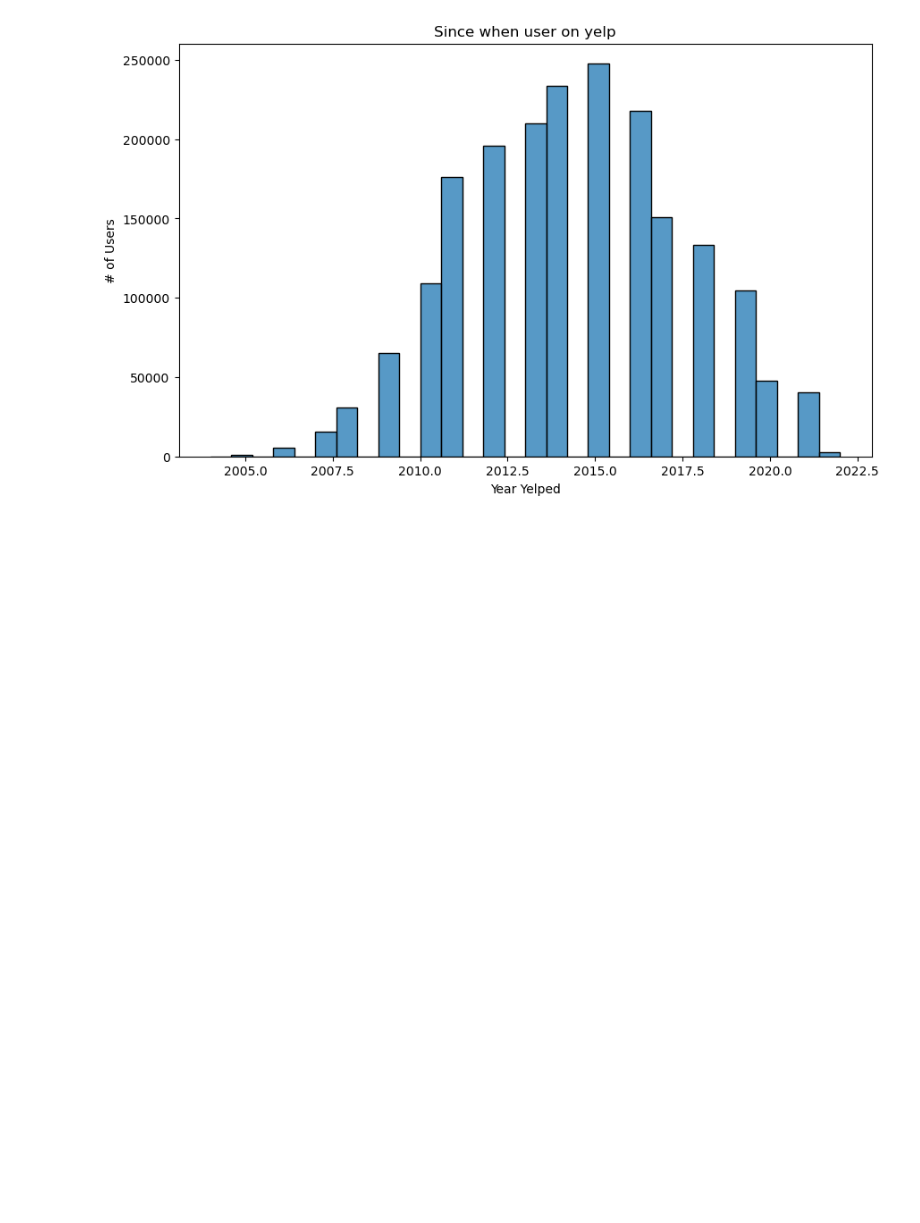
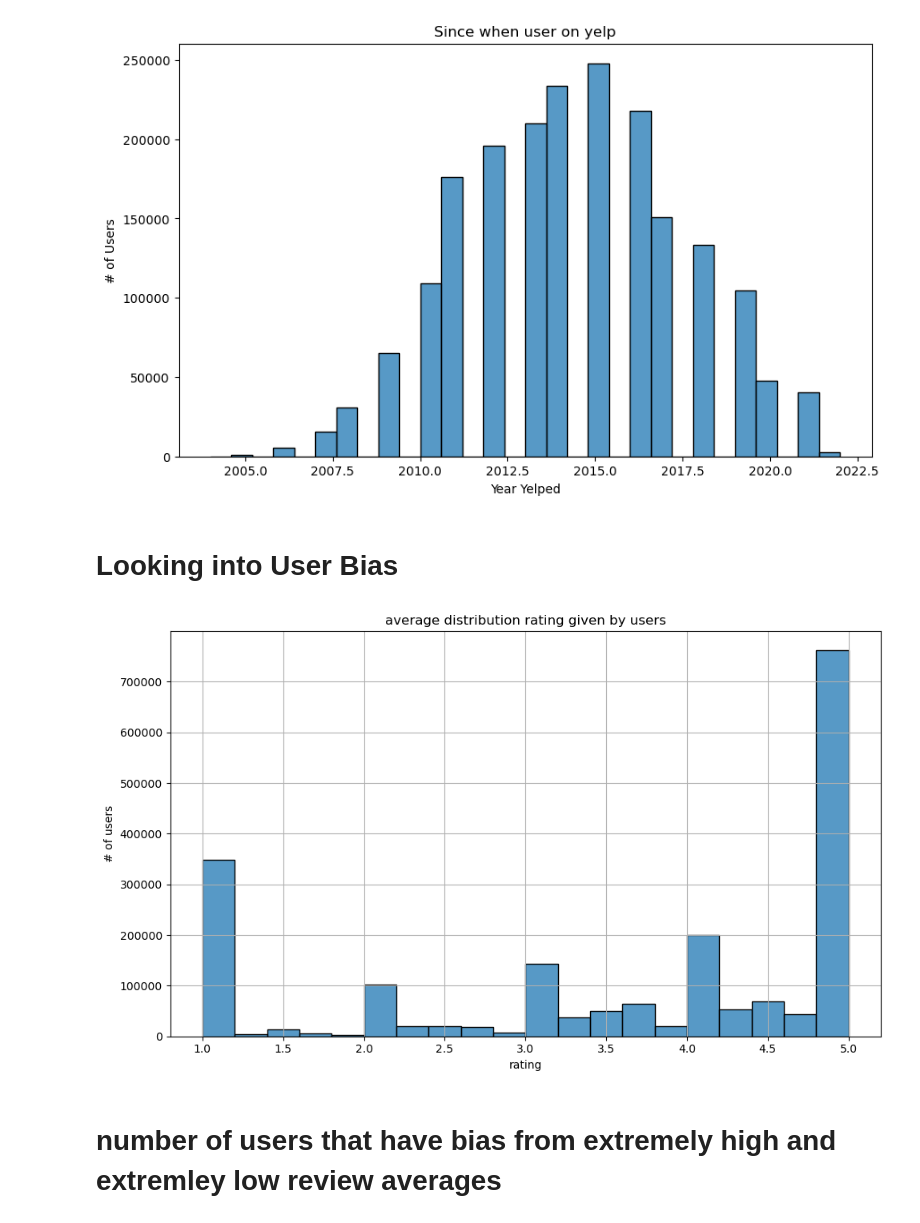
Before and after one commit to uic-cs418/group-project-better-late-than-never, a Jupyter notebook: reviewer_data.ipynb, the cells around one changed output. Saved outputs shown, nothing was run; the diff lists cells and outputs as text; code cells hidden in the pictures; blank space fills up the shorter version.

Commit message:
looked into bias for eda

```diff
--- a/reviewer_data.ipynb
+++ b/reviewer_data.ipynb
@@ -138,3 +138,21 @@ plt.ylabel("# of Users")
 plt.show()
 # %% [output]
 [figure]
+# %% [markdown]
+# Looking into User Bias
+# %%
+avgStarUser = reviews_df.groupby("user_id")["stars"].mean().reset_index()
+avgStarUser.columns = ["user_id", "avg_stars_given"]
+possiblebias = users_df.merge(avgStarUser, on="user_id", how="inner")
+plt.figure(figsize=(10,6))
+sns.histplot(possiblebias["avg_stars_given"], bins=20)
+plt.title("average distribution rating given by users")
+plt.xlabel("rating")
+plt.ylabel("# of users")
+plt.grid(True)
+plt.tight_layout()
+plt.show()
+# %% [output]
+[figure, added]
+# %% [markdown]
+# number of users that have bias from extremely high and extremley low review averages
```
Also changed, not shown: parts of 1 cell of this notebook.
